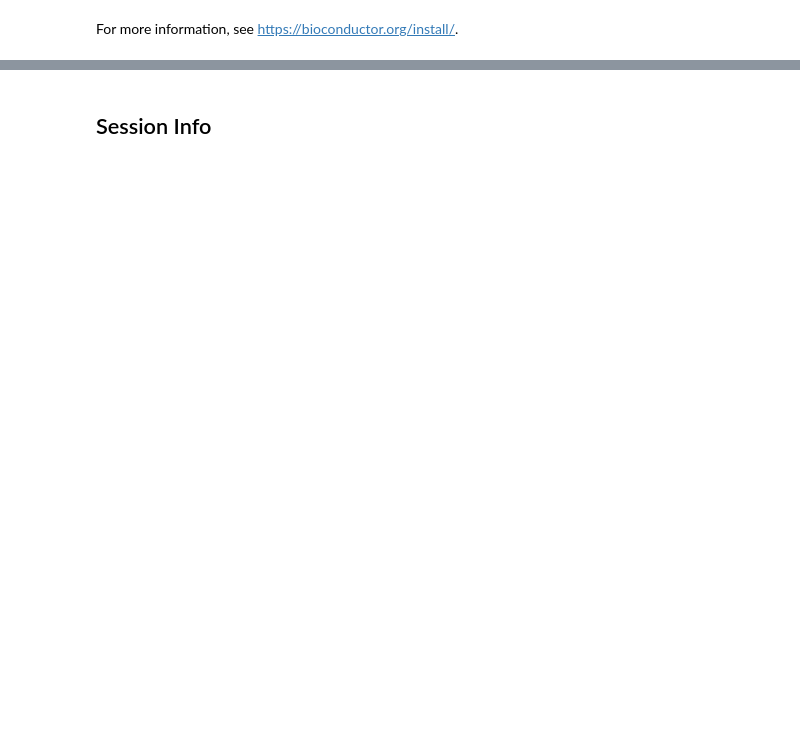
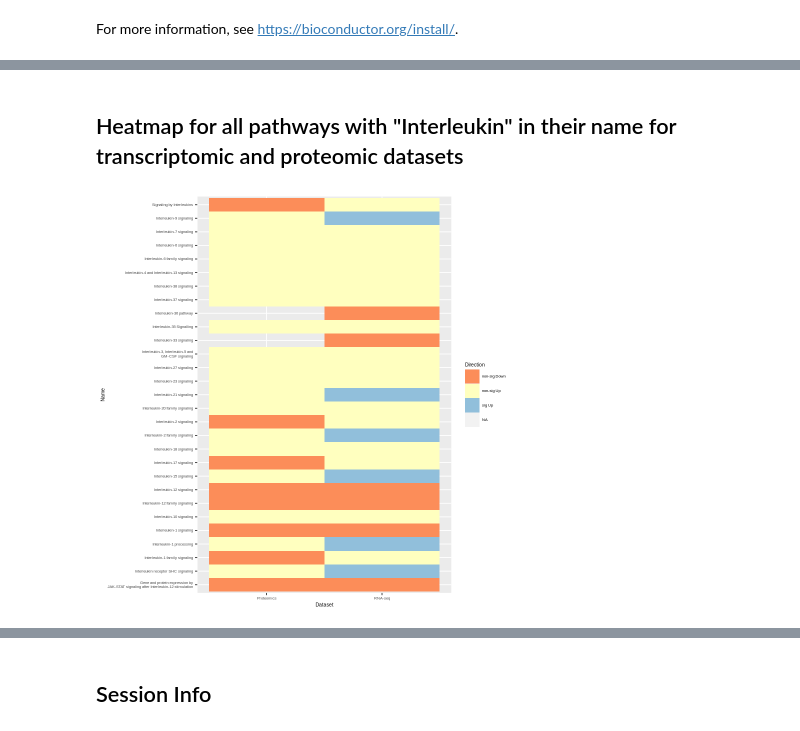
Before and after one commit to IgnatiusPang/reactomeworkshop, a Jupyter notebook: ReactomeGSA_RNAseq_Proteomics.ipynb, the cells around one changed output, grey strips where cells are left out. Saved outputs shown, nothing was run; the diff lists cells and outputs as text; code cells hidden in the pictures; blank space fills up the shorter version.

```diff
--- a/ReactomeGSA_RNAseq_Proteomics.ipynb
+++ b/ReactomeGSA_RNAseq_Proteomics.ipynb
@@ -273,0 +136,13 @@ The following hyperlink provides a tutorial on how to perform single-cell analys
+# %%
+# set the maximum number of allowed missing values to 50%
+my_request <- set_parameters( request = my_request,
+                              max_missing_values = 0.5,
+                              create_reactome_visualization = TRUE)
+
+my_request
+#> ReactomeAnalysisRequestObject
+#>   Method = Camera
+#>   Parameters:
+#>   - max_missing_values: 0.5
+#>   Datasets: none
+#> ReactomeAnalysisRequest
@@ -273,0 +609,20 @@ The following hyperlink provides a tutorial on how to perform single-cell analys
+# %% [markdown]
+## Heatmap for all pathways with "Interleukin" in their name for transcriptomic and proteomic datasets
+# %%
+
+# get the data ready to plot with ggplot2
+plot_data <- plot_heatmap(result, return_data = TRUE)
+
+# select the pathways of interest - here all pathways
+# with "Interleukin" in their name
+interleukin_pathways <- grepl("Interleukin", plot_data$Name)
+
+interesting_data <- plot_data[interleukin_pathways, ]
+
+ggplot2::ggplot(interesting_data, ggplot2::aes(x = dataset, y = Name, fill = direction)) +
+  ggplot2::geom_tile() +
+  ggplot2::scale_fill_brewer(palette = "RdYlBu") +
+  ggplot2::labs(x = "Dataset", fill = "Direction") +
+  ggplot2::theme(text = ggplot2::element_text(size = 6))
+# %% [output]
+[figure, added]
```
Also changed, not shown: parts of 89 cells of this notebook.
